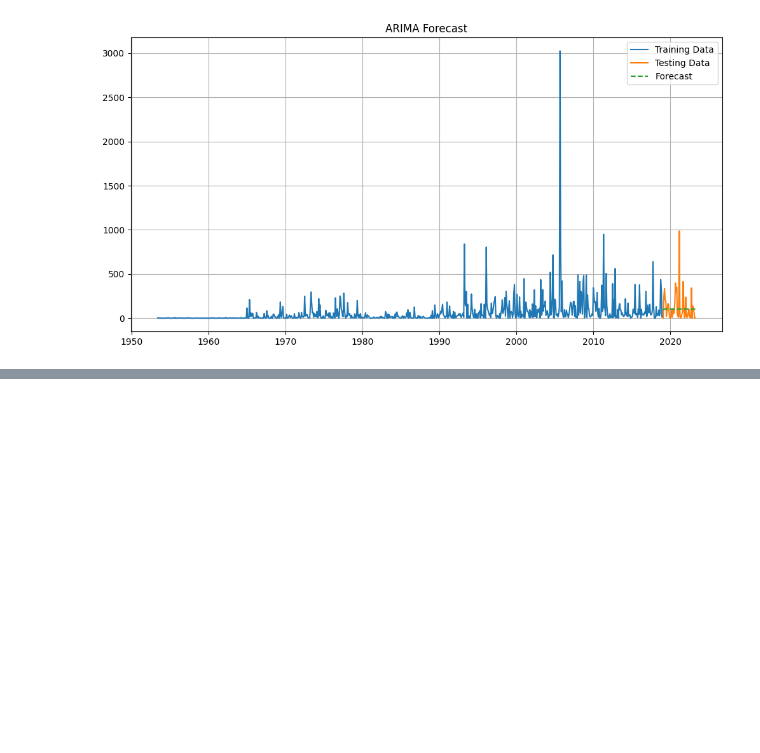
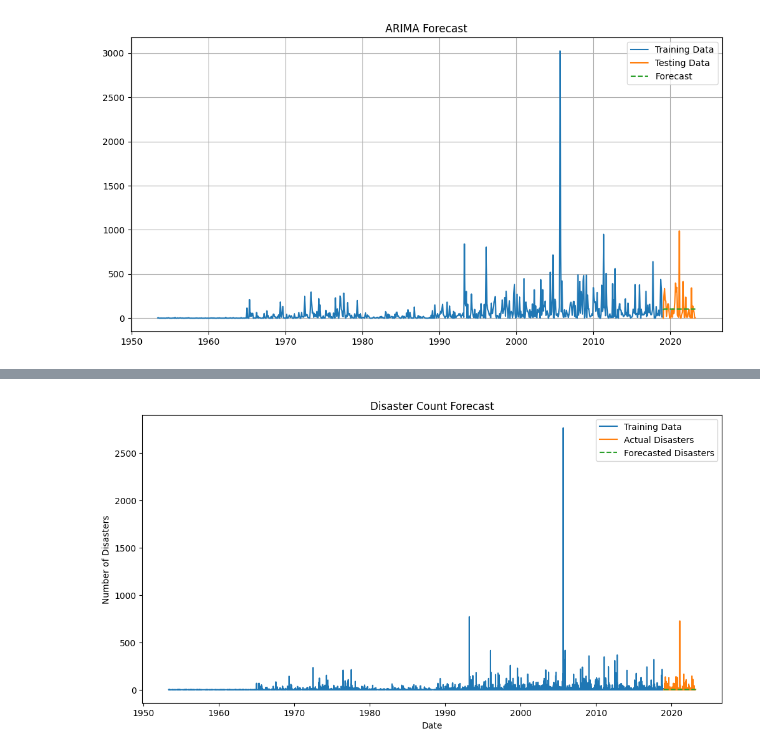
Before and after one commit to helloklow/natural_disasters, a Jupyter notebook: notebooks/tdk_solution.ipynb, the cells around one changed output, grey strips where cells are left out. Cells and saved outputs as stored; diff of their text form; code cells hidden in the pictures; blank space fills up the shorter version.

```diff
--- a/notebooks/tdk_solution.ipynb
+++ b/notebooks/tdk_solution.ipynb
@@ -165,0 +217,6 @@ plt.show()
+# %%
+# Add a 'no_disaster' feature: 1 if no disaster occurred, 0 if at least one disaster occurred
+full_df['no_disaster'] = full_df['disaster_count'].apply(lambda x: 1 if x == 0 else 0)
+
+# View the updated DataFrame
+print(full_df.head())
@@ -165,0 +304,31 @@ plt.show()
+# %%
+# Use full_df or full_state_df for modeling
+# For example, forecasting the number of disasters
+from statsmodels.tsa.arima.model import ARIMA
+
+# Split data into training and testing
+split_date = '2019-01-01'
+train = full_df[:split_date]['disaster_count']
+test = full_df[split_date:]['disaster_count']
+
+# Fit ARIMA model (adjust the order as needed)
+model = ARIMA(train, order=(1, 0, 1))
+model_fit = model.fit()
+
+# Forecast
+forecast = model_fit.forecast(steps=len(test))
+
+# Plot the results
+import matplotlib.pyplot as plt
+
+plt.figure(figsize=(12, 6))
+plt.plot(train.index, train, label='Training Data')
+plt.plot(test.index, test, label='Actual Disasters')
+plt.plot(test.index, forecast, label='Forecasted Disasters', linestyle='--')
+plt.title('Disaster Count Forecast')
+plt.xlabel('Date')
+plt.ylabel('Number of Disasters')
+plt.legend()
+plt.show()
+# %% [output]
+[figure, added]
```
Also changed, not shown: parts of 4 cells of this notebook.
